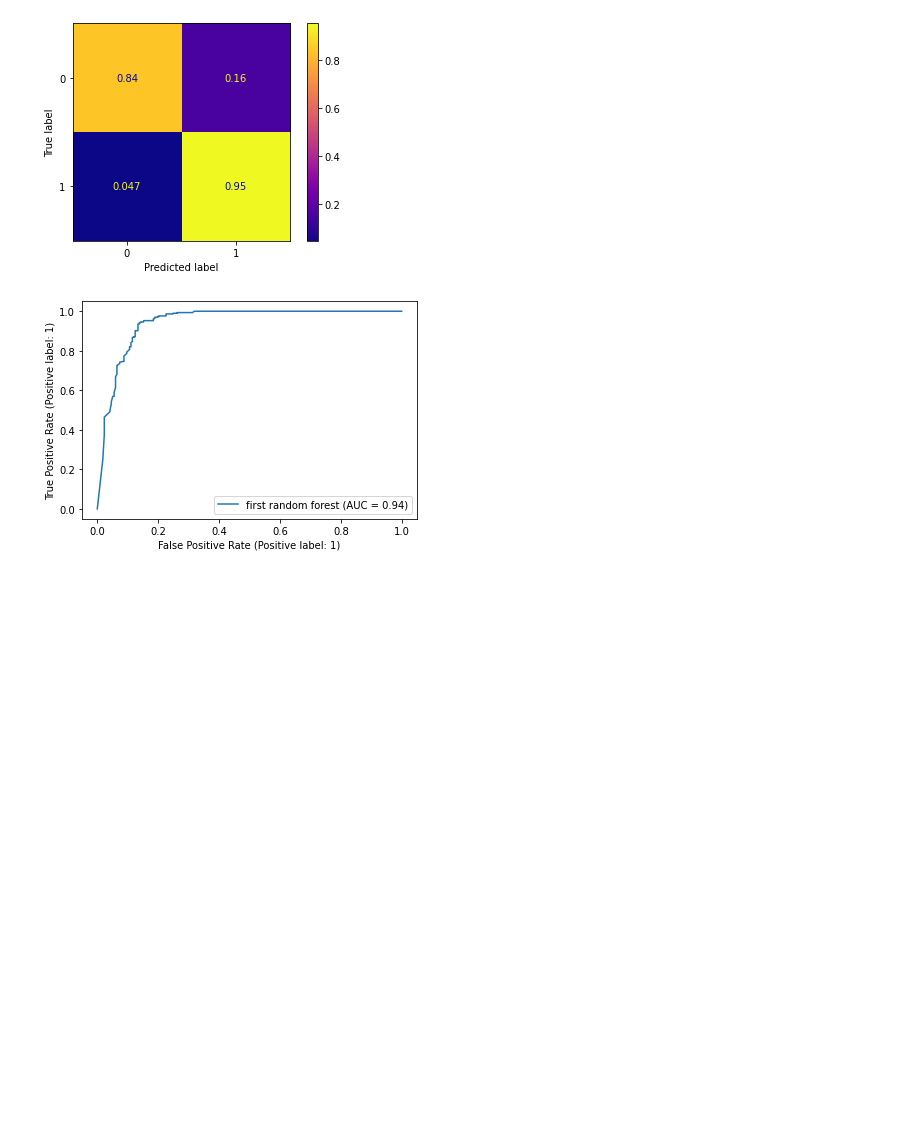
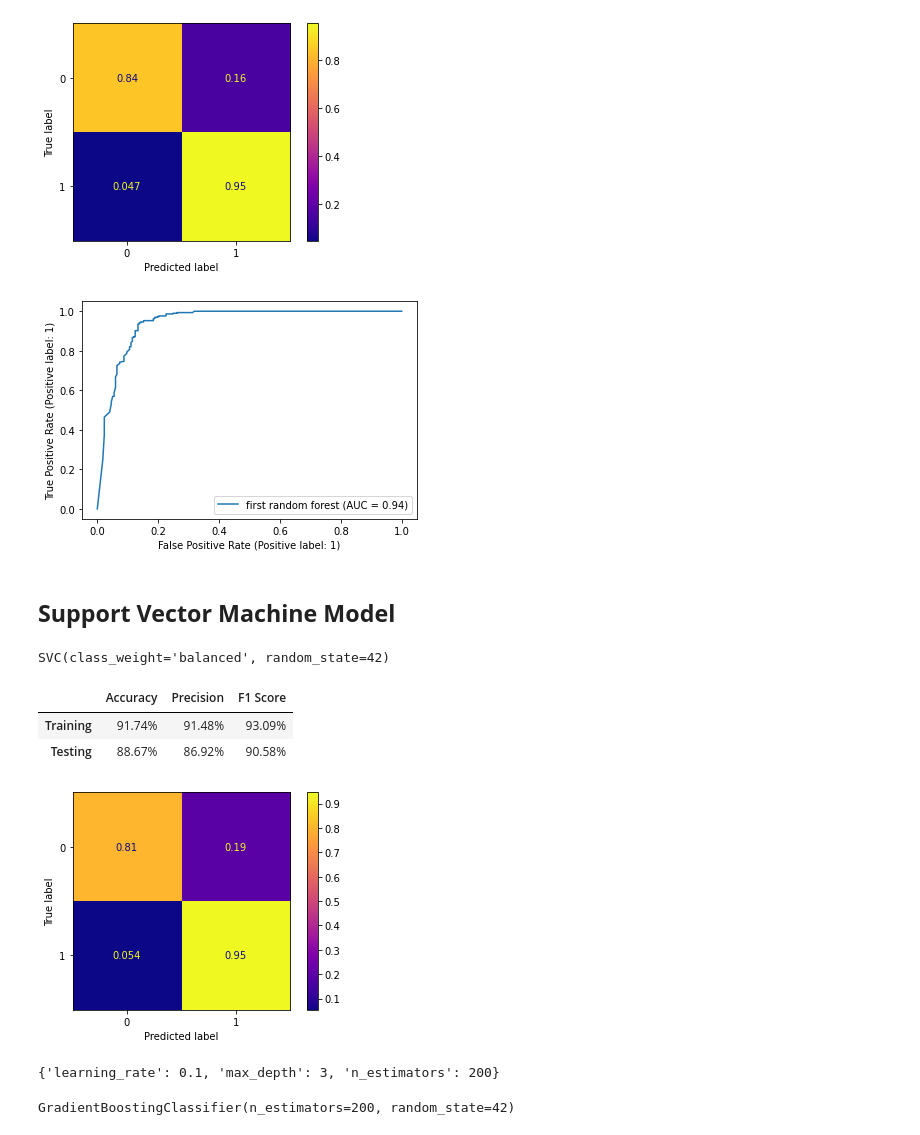
Before and after one commit to brooke57/TKR_FLT3_Drug_Discovery, a Jupyter notebook: Drug_Discovery_Modeling.ipynb, the cells around one changed output. Cells and saved outputs as stored; diff of their text form; code cells hidden in the pictures; blank space fills up the shorter version.

```diff
--- a/Drug_Discovery_Modeling.ipynb
+++ b/Drug_Discovery_Modeling.ipynb
@@ -233,3 +230,17 @@ evaluate(first_ran, X_tr, y_tr, X_te, y_te)
 plot_roc_curve(first_ran, X_te, y_te, name='first random forest');
 # %% [output]
 [figure]
+# %% [markdown]
+## **Support Vector Machine Model**
+# %%
+first_svm = SVC(class_weight='balanced', random_state=42)
+first_svm.fit(X_tr, y_tr)
+# %% [output]
+SVC(class_weight='balanced', random_state=42)
+# %%
+evaluate(first_svm, X_tr, y_tr, X_te, y_te)
+# %% [output]
+|  | Accuracy | Precision | F1 Score |
+| Training | 91.74% | 91.48% | 93.09% |
+| Testing | 88.67% | 86.92% | 90.58% |
+[figure, added]
@@ -235,0 +257,9 @@ plot_roc_curve(first_ran, X_te, y_te, name='first random forest');
+# %%
+gb_output.best_params_
+# %% [output]
+{'learning_rate': 0.1, 'max_depth': 3, 'n_estimators': 200}
+# %%
+gb_best_est = gb_output.best_estimator_
+gb_best_est.fit(X_tr, y_tr)
+# %% [output]
+GradientBoostingClassifier(n_estimators=200, random_state=42)
```
Also changed, not shown: parts of 6 cells of this notebook.
